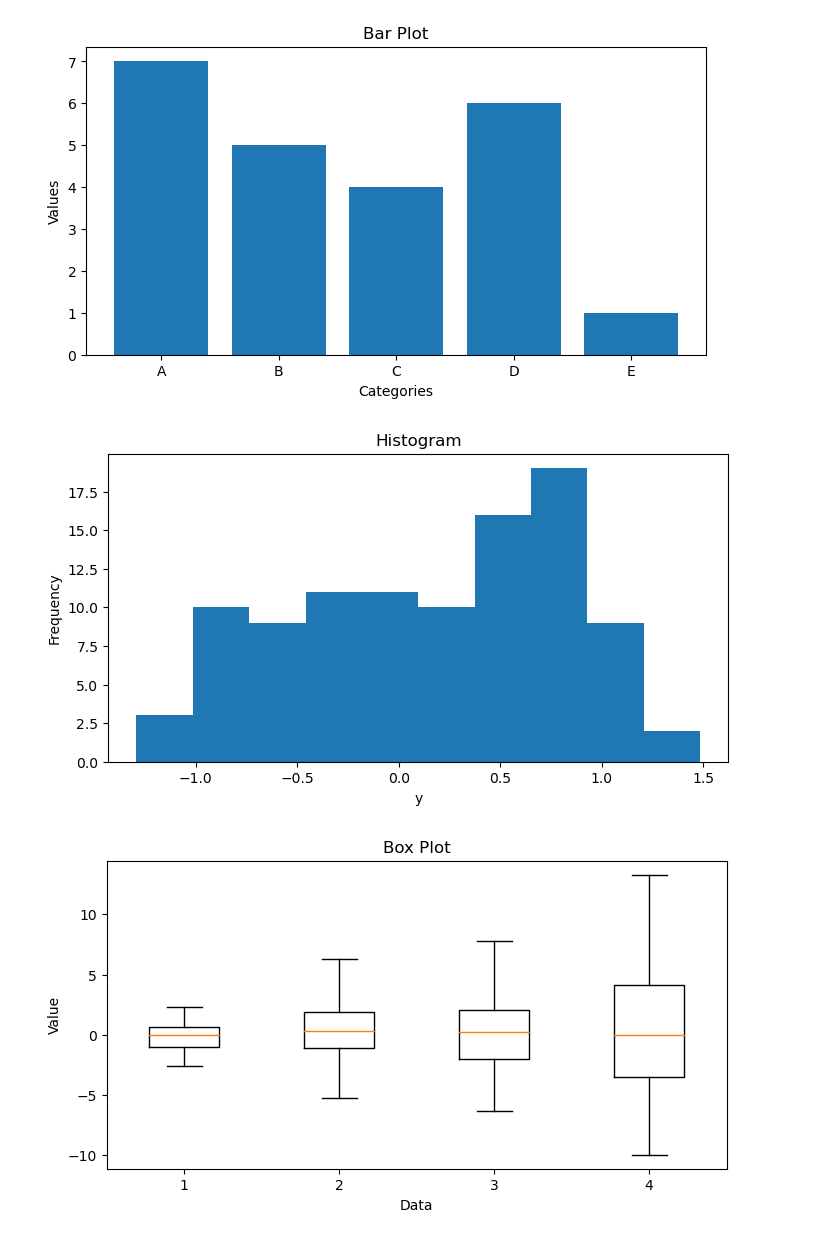
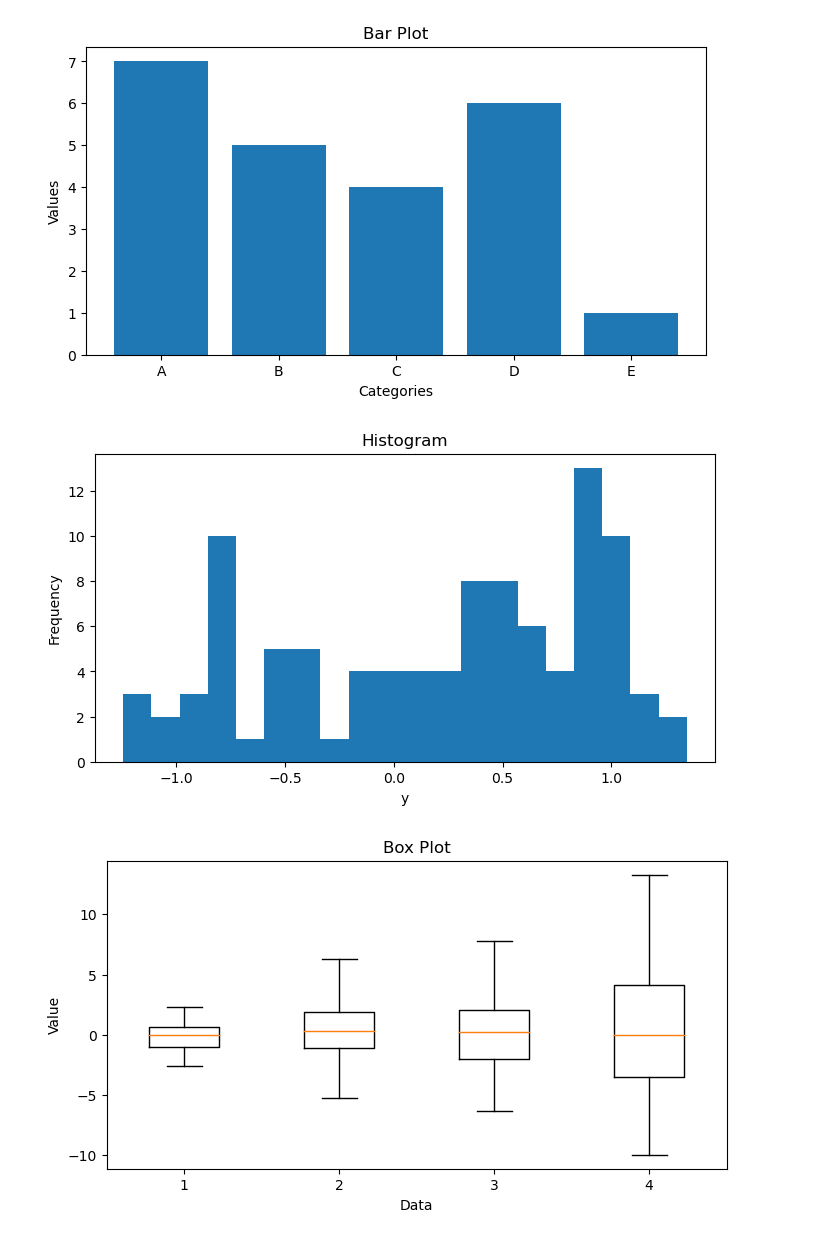
Before and after one commit to rjwrobel86/Python4Statistics, a Jupyter notebook: Notebooks/GraphicsWithMatPlotLib.ipynb, the cells around one changed output. Drawn from its saved outputs; the diff is of its cells as text; code cells hidden in the pictures.

```diff
--- a/Notebooks/GraphicsWithMatPlotLib.ipynb
+++ b/Notebooks/GraphicsWithMatPlotLib.ipynb
@@ -45,11 +45,11 @@ plt.show()
 # %%
 #Histogram
 plt.figure(figsize=(8, 4))
-plt.hist(y, bins=10)
+plt.hist(y, bins=20)
 plt.title('Histogram')
 plt.xlabel('y')
 plt.ylabel('Frequency')
 plt.show()
 # %% [output]
-[figure, old version]
+[figure, new version]
 # %%
```
Also changed, not shown: parts of 6 cells of this notebook.
